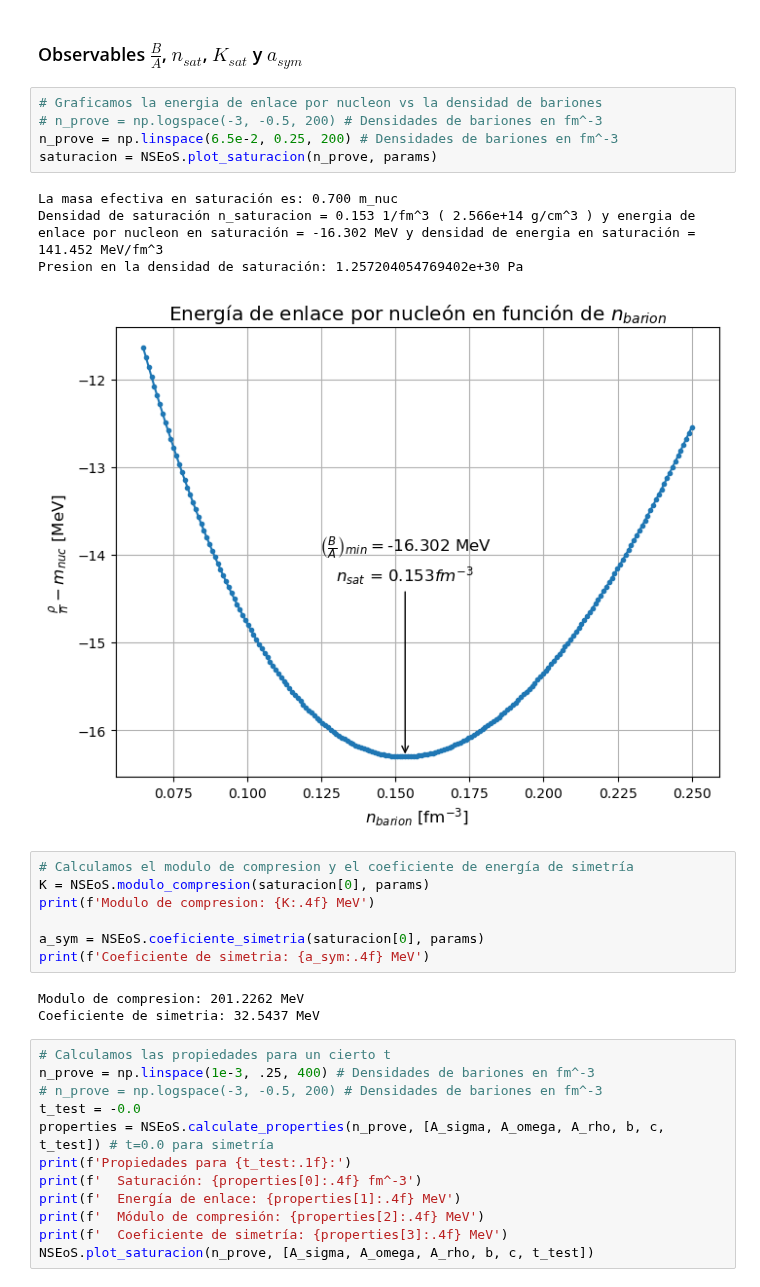
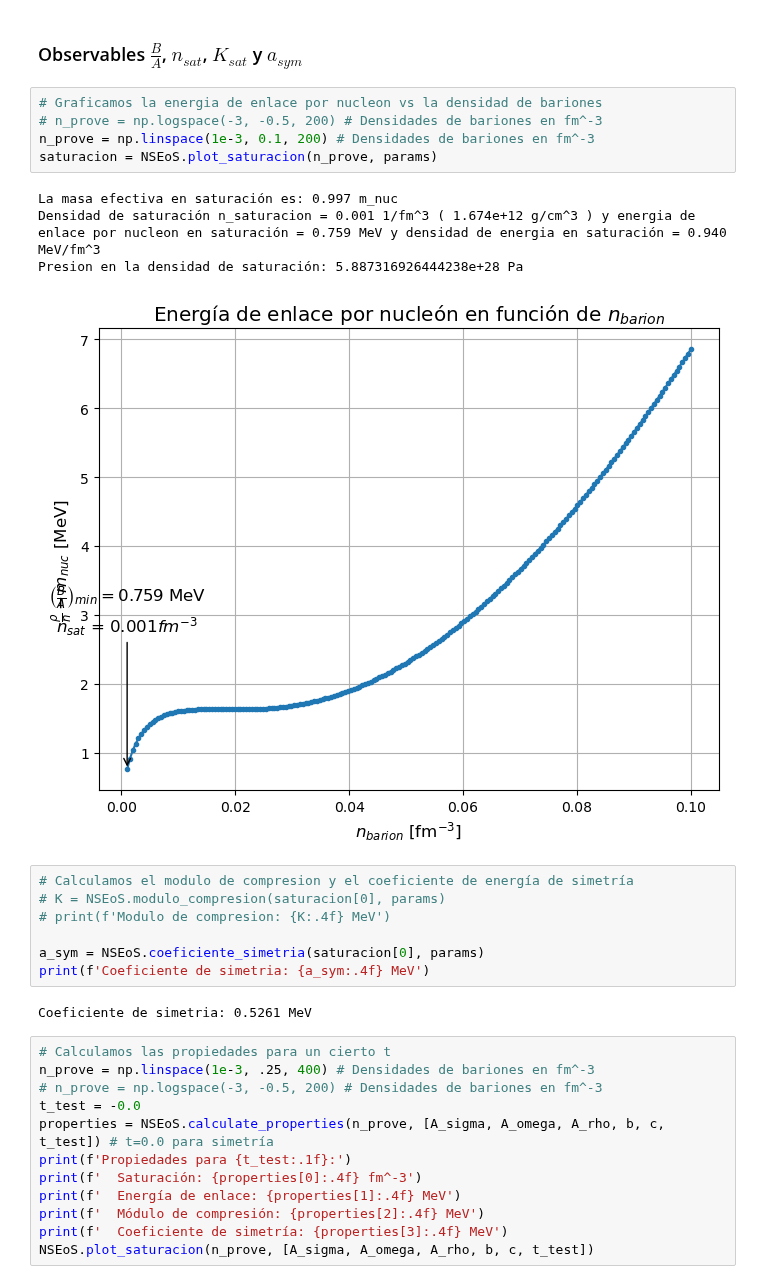
Before and after one commit to Vendetta0462/CalculosSimulaciones, a Jupyter notebook: NS_Structure/neutron-star-matter.ipynb, the cells around one changed output. Cells and saved outputs as stored; diff of their text form.

```diff
--- a/NS_Structure/neutron-star-matter.ipynb
+++ b/NS_Structure/neutron-star-matter.ipynb
@@ -229,23 +204,22 @@ NSEoS.plot_EoS(rho_P, presiones, energias, n_sirve, titulo=r'Ecuación de estado
 # %%
 # Graficamos la energia de enlace por nucleon vs la densidad de bariones
 # n_prove = np.logspace(-3, -0.5, 200) # Densidades de bariones en fm^-3
-n_prove = np.linspace(6.5e-2, 0.25, 200) # Densidades de bariones en fm^-3
+n_prove = np.linspace(1e-3, 0.1, 200) # Densidades de bariones en fm^-3
 saturacion = NSEoS.plot_saturacion(n_prove, params)
 # %% [output]
-La masa efectiva en saturación es: 0.700 m_nuc
-Densidad de saturación n_saturacion = 0.153 1/fm^3 ( 2.566e+14 g/cm^3 ) y energia de enlace por nucleon en saturación = -16.302 MeV y densidad de energia en saturación = 141.452 MeV/fm^3
-Presion en la densidad de saturación: 1.257204054769402e+30 Pa
+La masa efectiva en saturación es: 0.997 m_nuc
+Densidad de saturación n_saturacion = 0.001 1/fm^3 ( 1.674e+12 g/cm^3 ) y energia de enlace por nucleon en saturación = 0.759 MeV y densidad de energia en saturación = 0.940 MeV/fm^3
+Presion en la densidad de saturación: 5.887316926444238e+28 Pa
-[figure, old version]
+[figure, new version]
 # %%
 # Calculamos el modulo de compresion y el coeficiente de energía de simetría
-K = NSEoS.modulo_compresion(saturacion[0], params)
-print(f'Modulo de compresion: {K:.4f} MeV')
+# K = NSEoS.modulo_compresion(saturacion[0], params)
+# print(f'Modulo de compresion: {K:.4f} MeV')
 
 a_sym = NSEoS.coeficiente_simetria(saturacion[0], params)
 print(f'Coeficiente de simetria: {a_sym:.4f} MeV')
 # %% [output]
-Modulo de compresion: 201.2262 MeV
-Coeficiente de simetria: 32.5437 MeV
+Coeficiente de simetria: 0.5261 MeV
 # %%
 # Calculamos las propiedades para un cierto t
 n_prove = np.linspace(1e-3, .25, 400) # Densidades de bariones en fm^-3
```
Also changed, not shown: parts of 15 cells of this notebook, 1 other file.
